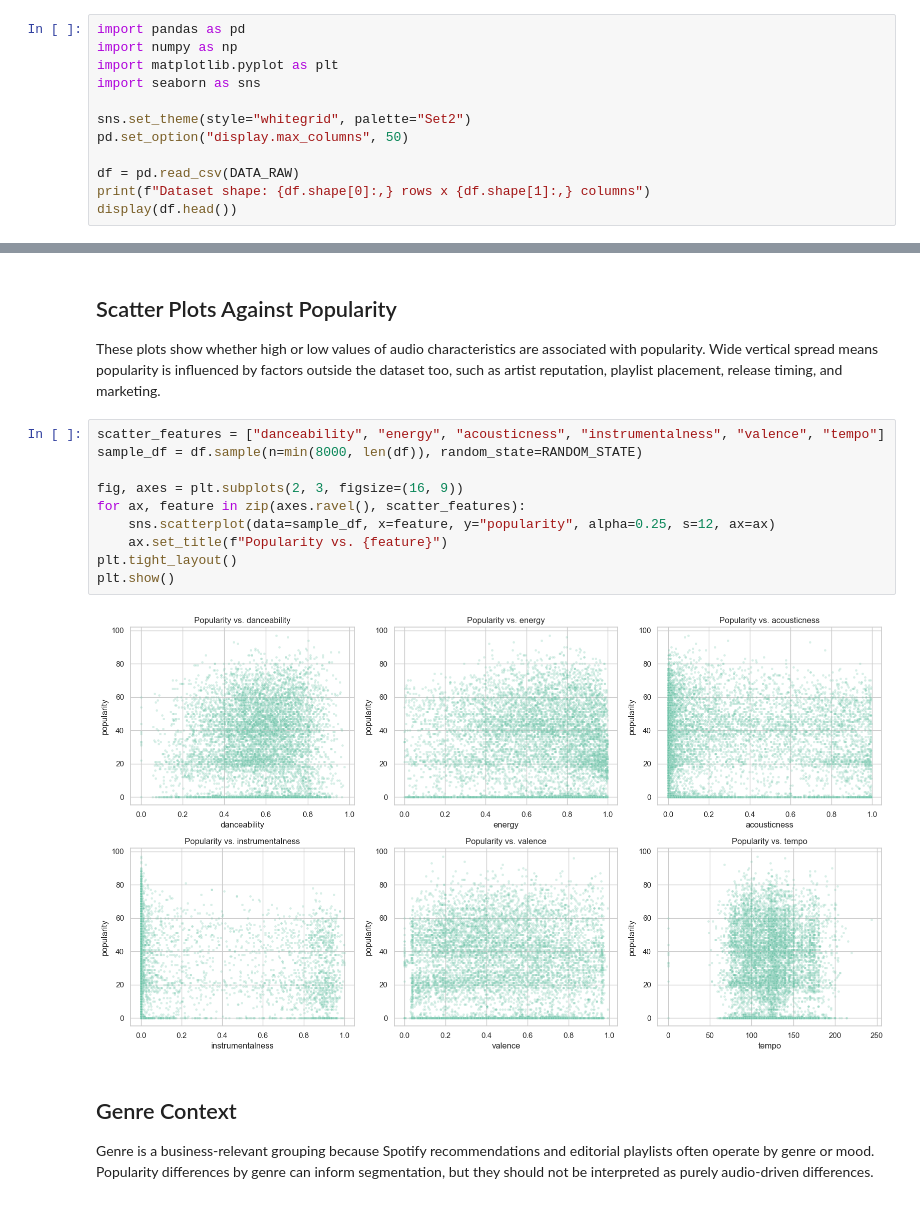
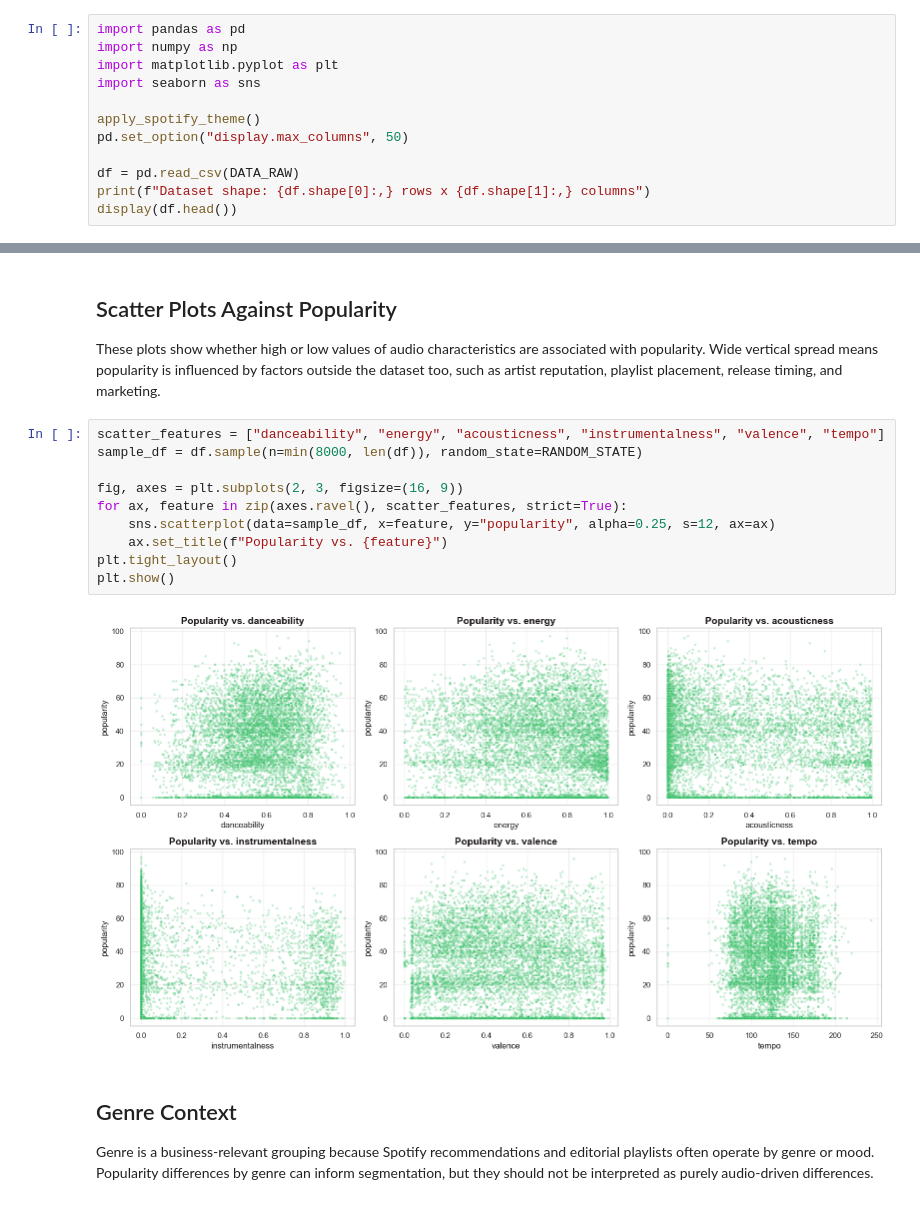
Before and after one commit to fidelMB/proyecto-ia-tc3002b, a Jupyter notebook: notebooks/01_eda.ipynb, the cells around one changed output, grey strips where cells are left out. Drawn from its saved outputs; the diff is of its cells as text.

```diff
--- a/notebooks/01_eda.ipynb
+++ b/notebooks/01_eda.ipynb
@@ -22,7 +53,7 @@ import numpy as np
 import matplotlib.pyplot as plt
 import seaborn as sns
 
-sns.set_theme(style="whitegrid", palette="Set2")
+apply_spotify_theme()
 pd.set_option("display.max_columns", 50)
 
 df = pd.read_csv(DATA_RAW)
@@ -248,15 +277,15 @@ These plots show whether high or low values of audio characteristics are associa
 # %%
 scatter_features = ["danceability", "energy", "acousticness", "instrumentalness", "valence", "tempo"]
 sample_df = df.sample(n=min(8000, len(df)), random_state=RANDOM_STATE)
 
 fig, axes = plt.subplots(2, 3, figsize=(16, 9))
-for ax, feature in zip(axes.ravel(), scatter_features):
+for ax, feature in zip(axes.ravel(), scatter_features, strict=True):
     sns.scatterplot(data=sample_df, x=feature, y="popularity", alpha=0.25, s=12, ax=ax)
     ax.set_title(f"Popularity vs. {feature}")
 plt.tight_layout()
 plt.show()
 # %% [output]
-[figure, old version]
+[figure, new version]
 # %% [markdown]
 ## Genre Context
 
```
Also changed, not shown: parts of 10 cells of this notebook, 18 other files.
